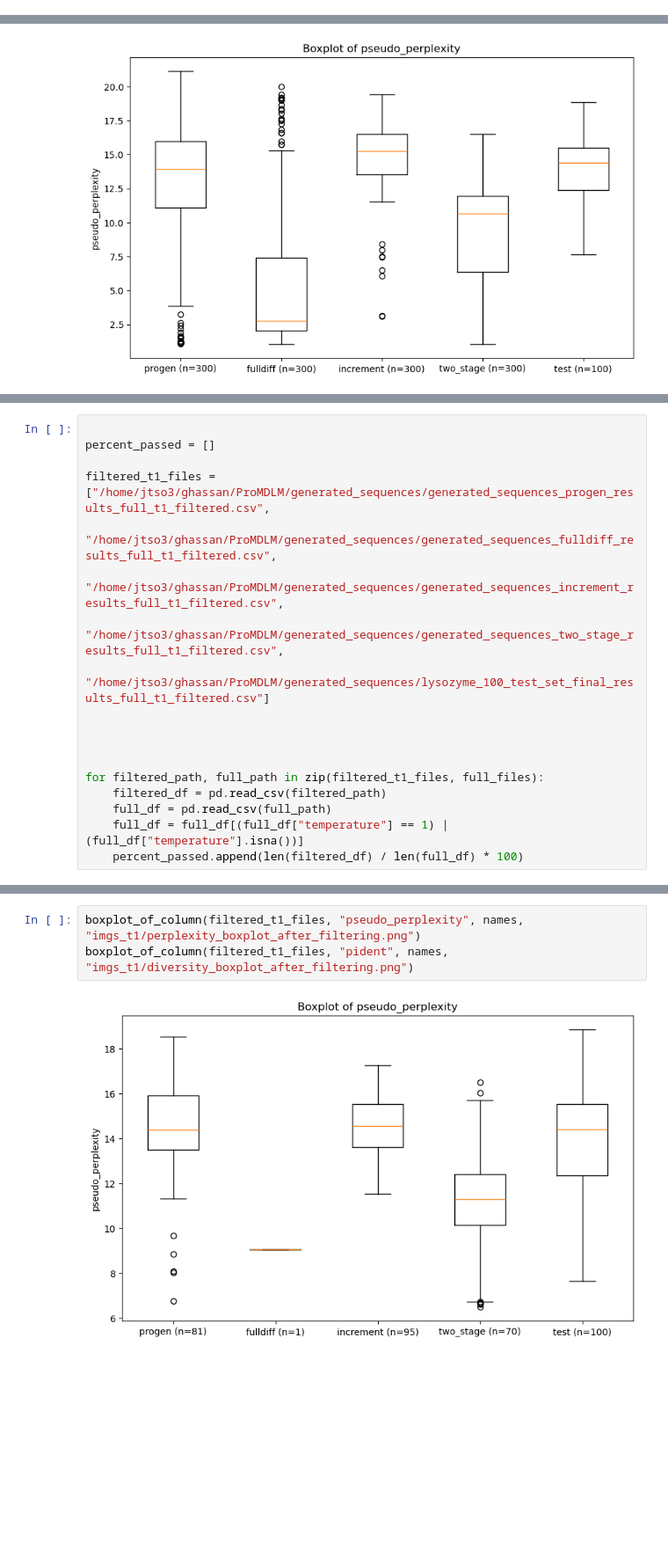
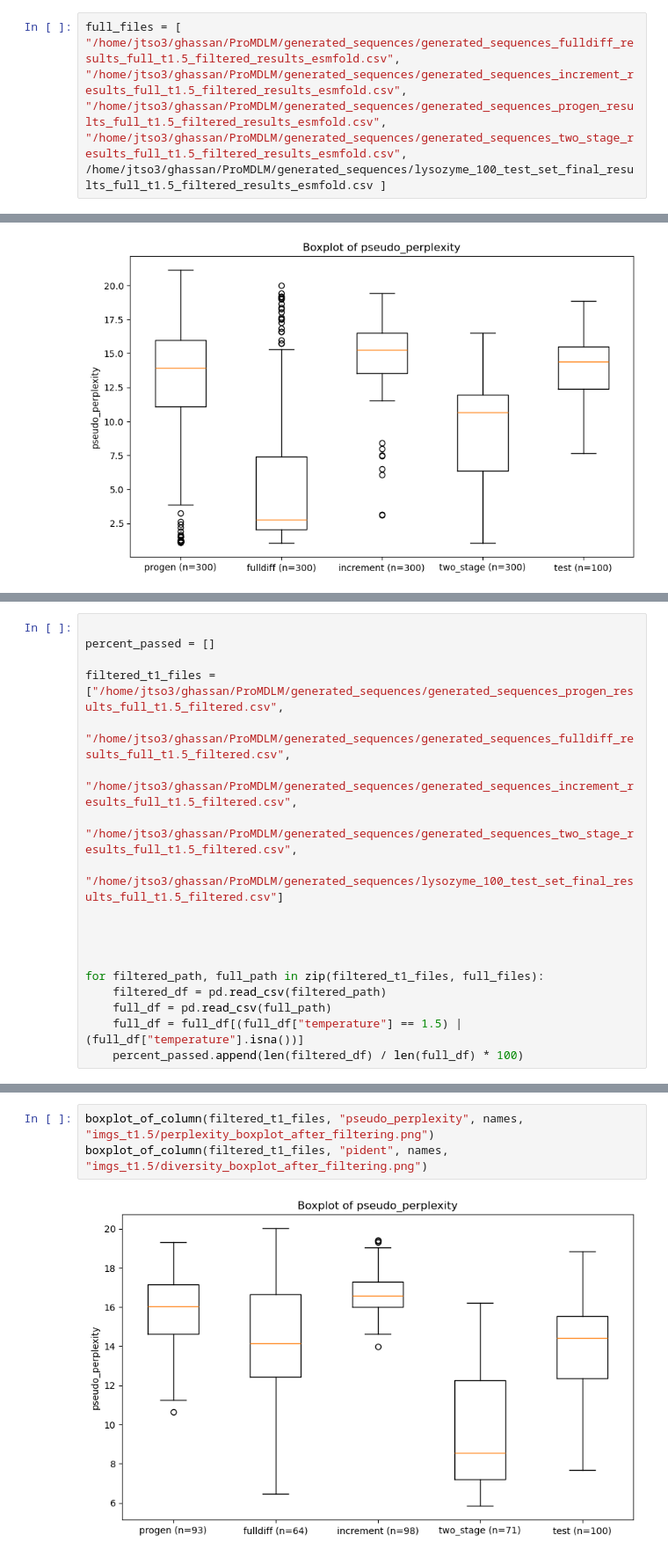
Before and after one commit to lludwig010/ProMDLM, a Jupyter notebook: plotting.ipynb, the cells around one changed output, grey strips where cells are left out. Shown at 88% size. Drawn from its saved outputs; the diff is of its cells as text; blank space fills up the shorter version.

```diff
--- a/plotting.ipynb
+++ b/plotting.ipynb
@@ -2,6 +2,13 @@
 import pandas as pd
 import numpy as np
 import matplotlib.pyplot as plt
+# %%
+full_files = [
+"/home/jtso3/ghassan/ProMDLM/generated_sequences/generated_sequences_fulldiff_results_full_t1.5_filtered_results_esmfold.csv",
+"/home/jtso3/ghassan/ProMDLM/generated_sequences/generated_sequences_increment_results_full_t1.5_filtered_results_esmfold.csv",
+"/home/jtso3/ghassan/ProMDLM/generated_sequences/generated_sequences_progen_results_full_t1.5_filtered_results_esmfold.csv",
+"/home/jtso3/ghassan/ProMDLM/generated_sequences/generated_sequences_two_stage_results_full_t1.5_filtered_results_esmfold.csv",
+/home/jtso3/ghassan/ProMDLM/generated_sequences/lysozyme_100_test_set_final_results_full_t1.5_filtered_results_esmfold.csv ]
 # %%
 #directory = "/home/jtso3/ghassan/ProMDLM/generated_sequences"
 #
@@ -81,11 +136,11 @@ plt.savefig("imgs_t1/scatterplot_entropy_vs_pseudo_perplexity_before_filtering.p
 
 percent_passed = []
 
-filtered_t1_files = ["/home/jtso3/ghassan/ProMDLM/generated_sequences/generated_sequences_progen_results_full_t1_filtered.csv",
-                     "/home/jtso3/ghassan/ProMDLM/generated_sequences/generated_sequences_fulldiff_results_full_t1_filtered.csv",
-                     "/home/jtso3/ghassan/ProMDLM/generated_sequences/generated_sequences_increment_results_full_t1_filtered.csv",
-                     "/home/jtso3/ghassan/ProMDLM/generated_sequences/generated_sequences_two_stage_results_full_t1_filtered.csv",
-                     "/home/jtso3/ghassan/ProMDLM/generated_sequences/lysozyme_100_test_set_final_results_full_t1_filtered.csv"]
+filtered_t1_files = ["/home/jtso3/ghassan/ProMDLM/generated_sequences/generated_sequences_progen_results_full_t1.5_filtered.csv",
+                     "/home/jtso3/ghassan/ProMDLM/generated_sequences/generated_sequences_fulldiff_results_full_t1.5_filtered.csv",
+                     "/home/jtso3/ghassan/ProMDLM/generated_sequences/generated_sequences_increment_results_full_t1.5_filtered.csv",
+                     "/home/jtso3/ghassan/ProMDLM/generated_sequences/generated_sequences_two_stage_results_full_t1.5_filtered.csv",
+                     "/home/jtso3/ghassan/ProMDLM/generated_sequences/lysozyme_100_test_set_final_results_full_t1.5_filtered.csv"]
 
 
 
@@ -93,5 +148,5 @@ filtered_t1_files = ["/home/jtso3/ghassan/ProMDLM/generated_sequences/generated_
 for filtered_path, full_path in zip(filtered_t1_files, full_files):
     filtered_df = pd.read_csv(filtered_path)
     full_df = pd.read_csv(full_path)
-    full_df = full_df[(full_df["temperature"] == 1) | (full_df["temperature"].isna())]
+    full_df = full_df[(full_df["temperature"] == 1.5) | (full_df["temperature"].isna())]
     percent_passed.append(len(filtered_df) / len(full_df) * 100)
@@ -107,5 +166,5 @@ plt.savefig("imgs_t1/percent_passed.png")
 # %%
-boxplot_of_column(filtered_t1_files, "pseudo_perplexity", names, "imgs_t1/perplexity_boxplot_after_filtering.png")
-boxplot_of_column(filtered_t1_files, "pident", names, "imgs_t1/diversity_boxplot_after_filtering.png")
+boxplot_of_column(filtered_t1_files, "pseudo_perplexity", names, "imgs_t1.5/perplexity_boxplot_after_filtering.png")
+boxplot_of_column(filtered_t1_files, "pident", names, "imgs_t1.5/diversity_boxplot_after_filtering.png")
 # %% [output]
-[figure, old version]
+[figure, new version]
```
Also changed, not shown: parts of 11 cells of this notebook, 5 other files.
